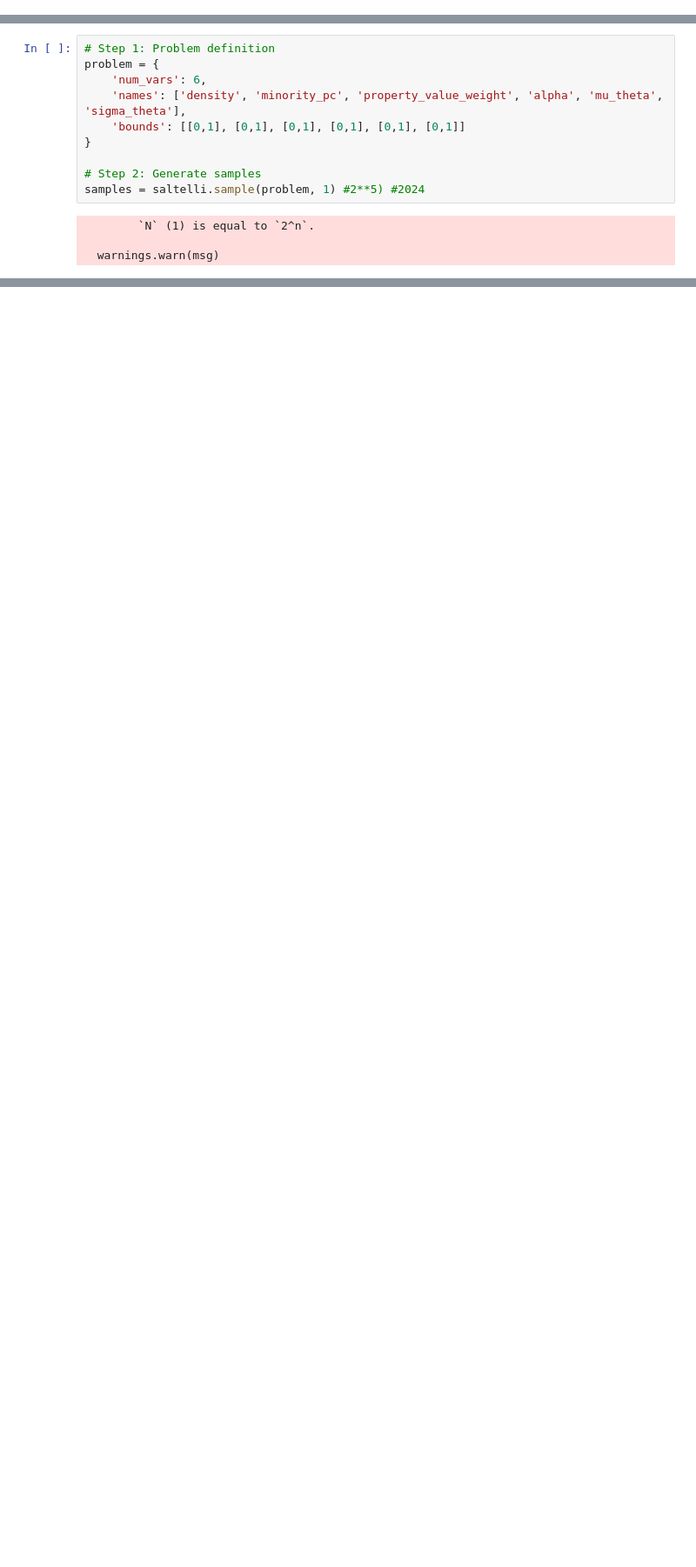
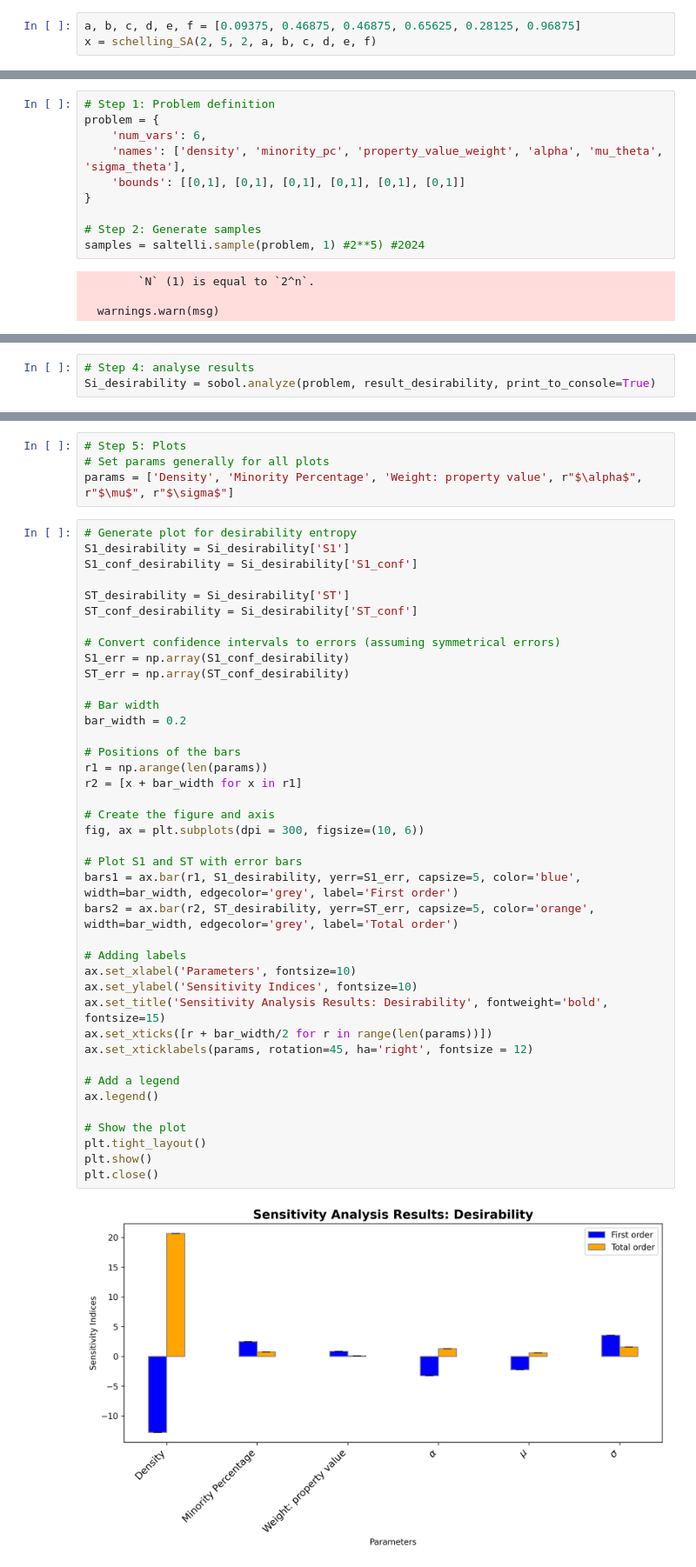
Before and after one commit to ThomasTenDamme/ABM_Group_3, a Jupyter notebook: Mesa Schelling Housing/nb_Kaya.ipynb, the cells around one changed output, grey strips where cells are left out. Shown at 87% size. Saved outputs shown, nothing was run; the diff lists cells and outputs as text; blank space fills up the shorter version.

Commit message:
Finished sensitivity analysis set up

```diff
--- a/Mesa Schelling Housing/nb_Kaya.ipynb
+++ b/Mesa Schelling Housing/nb_Kaya.ipynb
@@ -95,0 +119,3 @@ def schelling_SA(num_steps, minority_pc, property_value_weight, alpha, mu_theta,
+# %%
+a, b, c, d, e, f = [0.09375, 0.46875, 0.46875, 0.65625, 0.28125, 0.96875]
+x = schelling_SA(2, 5, 2, a, b, c, d, e, f)
@@ -696,0 +155,3 @@ for i in range(5):
+# %%
+# Step 4: analyse results
+Si_desirability = sobol.analyze(problem, result_desirability, print_to_console=True)
@@ -696,0 +216,46 @@ for i in range(5):
+# %%
+# Step 5: Plots
+# Set params generally for all plots
+params = ['Density', 'Minority Percentage', 'Weight: property value', r"$\alpha$", r"$\mu$", r"$\sigma$"]
+# %%
+# Generate plot for desirability entropy
+S1_desirability = Si_desirability['S1']
+S1_conf_desirability = Si_desirability['S1_conf']
+
+ST_desirability = Si_desirability['ST']
+ST_conf_desirability = Si_desirability['ST_conf']
+
+# Convert confidence intervals to errors (assuming symmetrical errors)
+S1_err = np.array(S1_conf_desirability)
+ST_err = np.array(ST_conf_desirability)
+
+# Bar width
+bar_width = 0.2
+
+# Positions of the bars
+r1 = np.arange(len(params))
+r2 = [x + bar_width for x in r1]
+
+# Create the figure and axis
+fig, ax = plt.subplots(dpi = 300, figsize=(10, 6))
+
+# Plot S1 and ST with error bars
+bars1 = ax.bar(r1, S1_desirability, yerr=S1_err, capsize=5, color='blue', width=bar_width, edgecolor='grey', label='First order')
+bars2 = ax.bar(r2, ST_desirability, yerr=ST_err, capsize=5, color='orange', width=bar_width, edgecolor='grey', label='Total order')
+
+# Adding labels
+ax.set_xlabel('Parameters', fontsize=10)
+ax.set_ylabel('Sensitivity Indices', fontsize=10)
+ax.set_title('Sensitivity Analysis Results: Desirability', fontweight='bold', fontsize=15)
+ax.set_xticks([r + bar_width/2 for r in range(len(params))])
+ax.set_xticklabels(params, rotation=45, ha='right', fontsize = 12)
+
+# Add a legend
+ax.legend()
+
+# Show the plot
+plt.tight_layout()
+plt.show()
+plt.close()
+# %% [output]
+[figure, added]
```
Also changed, not shown: parts of 26 cells of this notebook.
